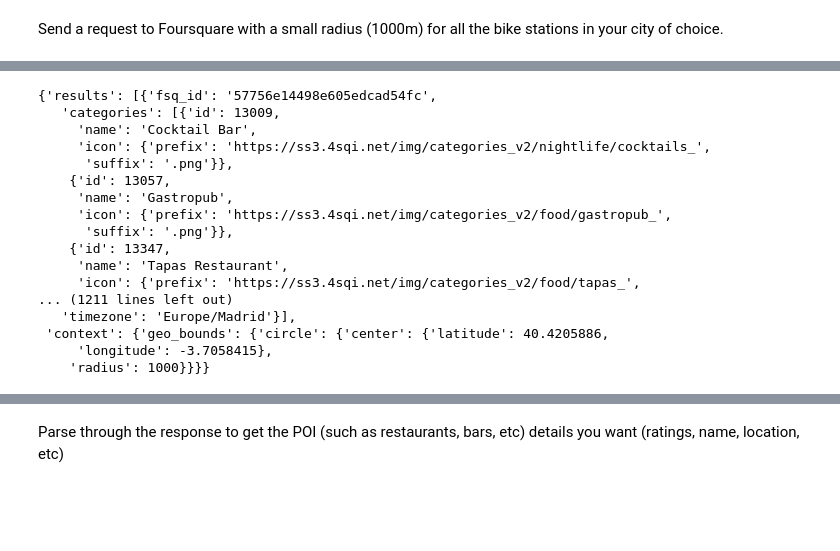
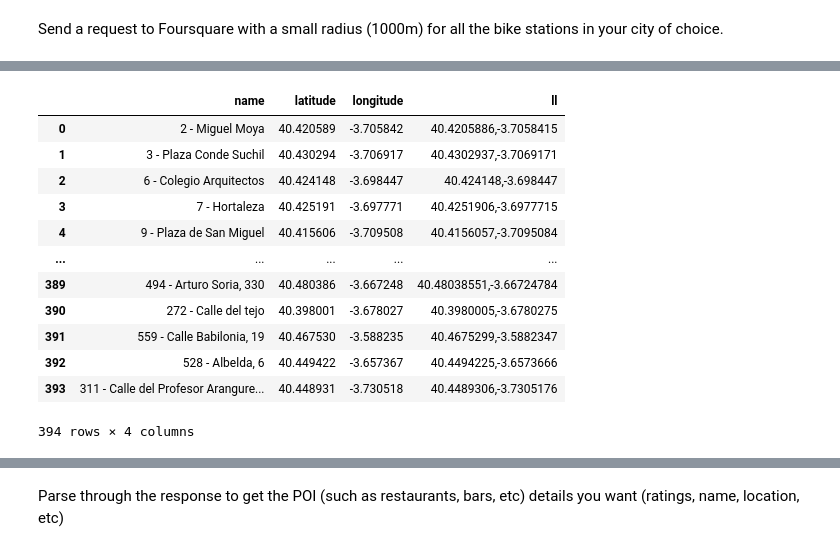
Before and after one commit to Affuya/LHL-Statistical-Modelling-Project, a Jupyter notebook: notebooks/yelp_foursquare_EDA.ipynb, the cells around one changed output, grey strips where cells are left out. Saved outputs shown, nothing was run; the diff lists cells and outputs as text; code cells hidden in the pictures; blank space fills up the shorter version.

```diff
--- a/notebooks/yelp_foursquare_EDA.ipynb
+++ b/notebooks/yelp_foursquare_EDA.ipynb
@@ -70,38 +63,18 @@ updated_data
-# %%
-# Make the requst on Foursquare QUERY PARAMS, inputing the ll=40.4205886,-3.7058415, radius 1000, categories 13000
-
-import requests
-import os
-
-api_key = os.environ["FOURSQUARE_API_KEY"]
-
-url = "https://api.foursquare.com/v3/places/search?ll=40.4205886%2C-3.7058415&radius=1000&categories=13000&sort=RATING&limit=50"
-
-headers = {
-    "accept": "application/json",
-    "Authorization": api_key
-}
-
-response = requests.get(url, headers=headers)
-
-
-response = response.json()
-response
-# %% [output]
-{'results': [{'fsq_id': '57756e14498e605edcad54fc',
-   'categories': [{'id': 13009,
-     'name': 'Cocktail Bar',
-     'icon': {'prefix': 'https://ss3.4sqi.net/img/categories_v2/nightlife/cocktails_',
-      'suffix': '.png'}},
-    {'id': 13057,
-     'name': 'Gastropub',
-     'icon': {'prefix': 'https://ss3.4sqi.net/img/categories_v2/food/gastropub_',
-      'suffix': '.png'}},
-    {'id': 13347,
-     'name': 'Tapas Restaurant',
-     'icon': {'prefix': 'https://ss3.4sqi.net/img/categories_v2/food/tapas_',
-... (1211 lines left out)
-   'timezone': 'Europe/Madrid'}],
- 'context': {'geo_bounds': {'circle': {'center': {'latitude': 40.4205886,
-     'longitude': -3.7058415},
-    'radius': 1000}}}}
+# %%
+# create a new dataframe with required columns
+data2 = data[['name', 'latitude', 'longitude', 'll']]
+data2
+# %% [output]
+|  | name | latitude | longitude | ll |
+| 0 | 2 - Miguel Moya | 40.420589 | -3.705842 | 40.4205886,-3.7058415 |
+| 1 | 3 - Plaza Conde Suchil | 40.430294 | -3.706917 | 40.4302937,-3.7069171 |
+| 2 | 6 - Colegio Arquitectos | 40.424148 | -3.698447 | 40.424148,-3.698447 |
+| 3 | 7 - Hortaleza | 40.425191 | -3.697771 | 40.4251906,-3.6977715 |
+| 4 | 9 - Plaza de San Miguel | 40.415606 | -3.709508 | 40.4156057,-3.7095084 |
+| ... | ... | ... | ... | ... |
+| 389 | 494 - Arturo Soria, 330 | 40.480386 | -3.667248 | 40.48038551,-3.66724784 |
+| 390 | 272 - Calle del tejo | 40.398001 | -3.678027 | 40.3980005,-3.6780275 |
+| 391 | 559 - Calle Babilonia, 19 | 40.467530 | -3.588235 | 40.4675299,-3.5882347 |
+| 392 | 528 - Albelda, 6 | 40.449422 | -3.657367 | 40.4494225,-3.6573666 |
+| 393 | 311 - Calle del Profesor Arangure... | 40.448931 | -3.730518 | 40.4489306,-3.7305176 |
+394 rows × 4 columns
```
Also changed, not shown: parts of 25 cells of this notebook, 2 other files.
